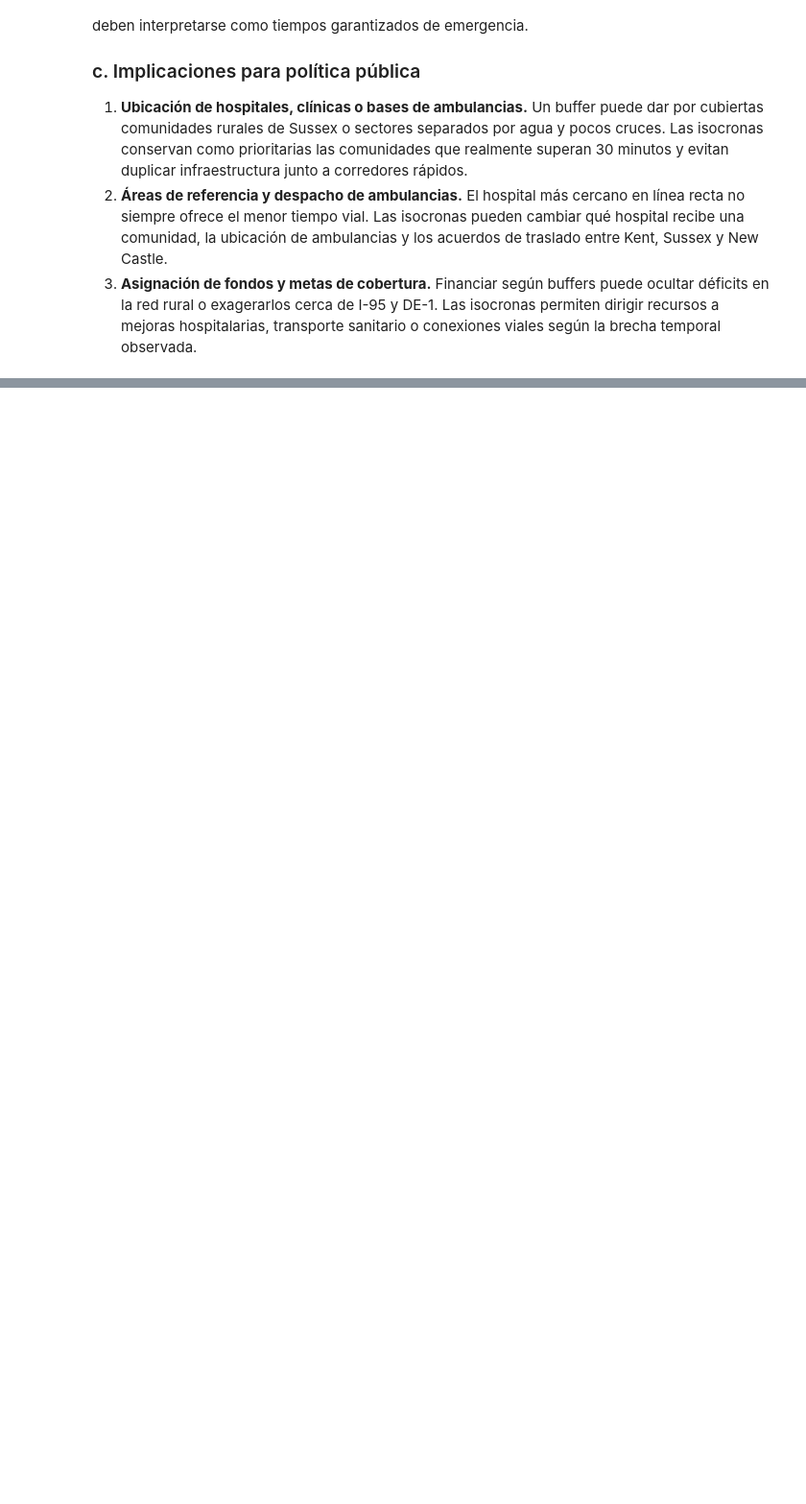
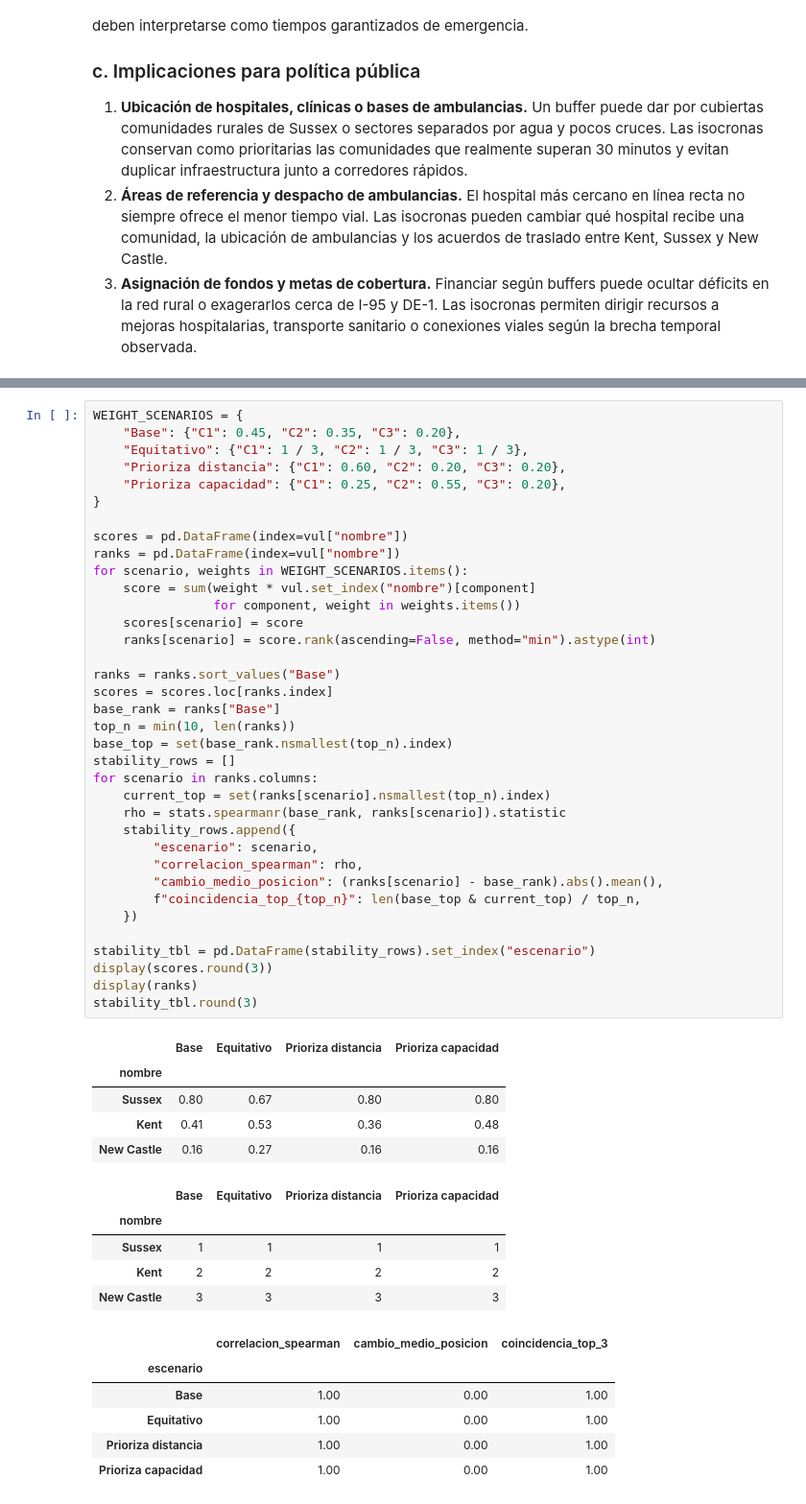
Before and after one commit to Branuvg/lab5_modsim, a Jupyter notebook: lab5.ipynb, the cells around one changed output, grey strips where cells are left out. Shown at 96% size. Drawn from its saved outputs; the diff is of its cells as text; blank space fills up the shorter version.

```diff
--- a/lab5.ipynb
+++ b/lab5.ipynb
@@ -1031,0 +1041,53 @@ garantizados de emergencia.
+# %%
+WEIGHT_SCENARIOS = {
+    "Base": {"C1": 0.45, "C2": 0.35, "C3": 0.20},
+    "Equitativo": {"C1": 1 / 3, "C2": 1 / 3, "C3": 1 / 3},
+    "Prioriza distancia": {"C1": 0.60, "C2": 0.20, "C3": 0.20},
+    "Prioriza capacidad": {"C1": 0.25, "C2": 0.55, "C3": 0.20},
+}
+
+scores = pd.DataFrame(index=vul["nombre"])
+ranks = pd.DataFrame(index=vul["nombre"])
+for scenario, weights in WEIGHT_SCENARIOS.items():
+    score = sum(weight * vul.set_index("nombre")[component]
+                for component, weight in weights.items())
+    scores[scenario] = score
+    ranks[scenario] = score.rank(ascending=False, method="min").astype(int)
+
+ranks = ranks.sort_values("Base")
+scores = scores.loc[ranks.index]
+base_rank = ranks["Base"]
+top_n = min(10, len(ranks))
+base_top = set(base_rank.nsmallest(top_n).index)
+stability_rows = []
+for scenario in ranks.columns:
+    current_top = set(ranks[scenario].nsmallest(top_n).index)
+    rho = stats.spearmanr(base_rank, ranks[scenario]).statistic
+    stability_rows.append({
+        "escenario": scenario,
+        "correlacion_spearman": rho,
+        "cambio_medio_posicion": (ranks[scenario] - base_rank).abs().mean(),
+        f"coincidencia_top_{top_n}": len(base_top & current_top) / top_n,
+    })
+
+stability_tbl = pd.DataFrame(stability_rows).set_index("escenario")
+display(scores.round(3))
+display(ranks)
+stability_tbl.round(3)
+# %% [output]
+|  | Base | Equitativo | Prioriza distancia | Prioriza capacidad |
+| nombre |  |  |  |  |
+| Sussex | 0.80 | 0.67 | 0.80 | 0.80 |
+| Kent | 0.41 | 0.53 | 0.36 | 0.48 |
+| New Castle | 0.16 | 0.27 | 0.16 | 0.16 |
+|  | Base | Equitativo | Prioriza distancia | Prioriza capacidad |
+| nombre |  |  |  |  |
+| Sussex | 1 | 1 | 1 | 1 |
+| Kent | 2 | 2 | 2 | 2 |
+| New Castle | 3 | 3 | 3 | 3 |
+|  | correlacion_spearman | cambio_medio_posicion | coincidencia_top_3 |
+| escenario |  |  |  |
+| Base | 1.00 | 0.00 | 1.00 |
+| Equitativo | 1.00 | 0.00 | 1.00 |
+| Prioriza distancia | 1.00 | 0.00 | 1.00 |
+| Prioriza capacidad | 1.00 | 0.00 | 1.00 |
```
Also changed, not shown: parts of 4 cells of this notebook, 1 other file.
